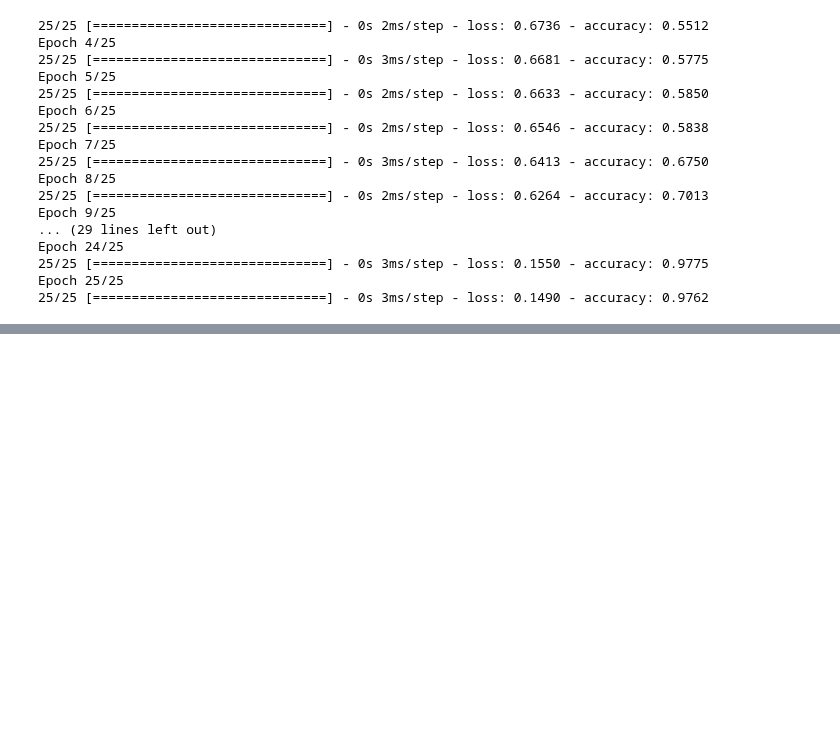
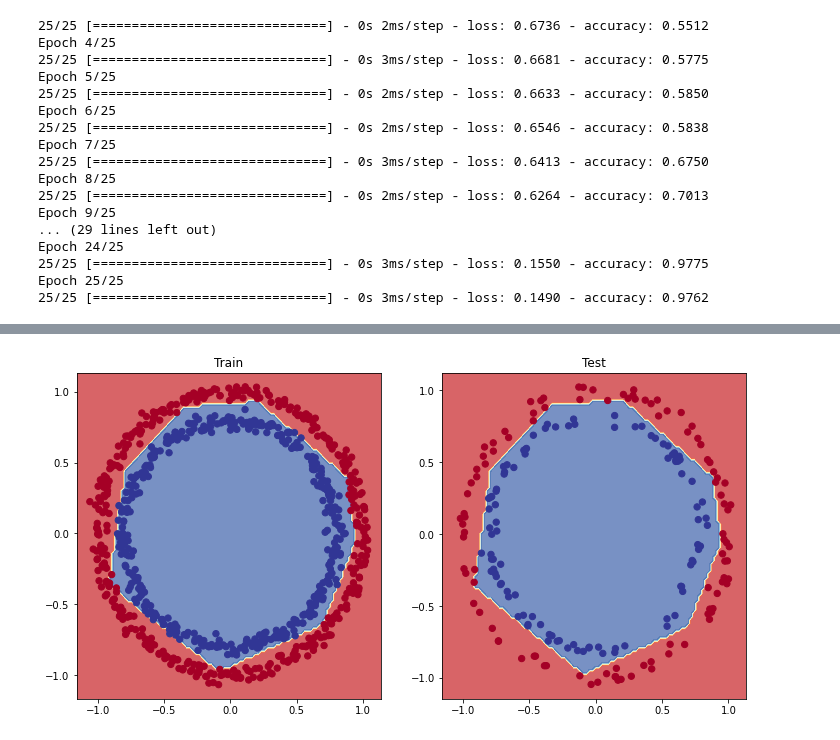
Before and after one commit to Janadhi14/tensorflow-test, a Jupyter notebook: Classification.ipynb, the cells around one changed output, grey strips where cells are left out. Drawn from its saved outputs; the diff is of its cells as text; code cells hidden in the pictures; blank space fills up the shorter version.

```diff
--- a/Classification.ipynb
+++ b/Classification.ipynb
@@ -655,0 +663,12 @@ Epoch 25/25
+# %%
+# now lets plot the decisison boundaries for the training and test sets
+plt.figure(figsize =(12,6))
+plt.subplot(1,2,1)
+plt.title("Train")
+plot_decision_boundary(model_6, X= X_train, y = y_train)
+plt.subplot(1,2,2)
+plt.title("Test")
+plot_decision_boundary(model_6, X = X_test, y = y_test)
+plt.show()
+# visualising both the training data set and the test data sets
+# %% [output]
@@ -655,0 +679 @@ Epoch 25/25
+[figure, added]
```
Also changed, not shown: parts of 10 cells of this notebook.
